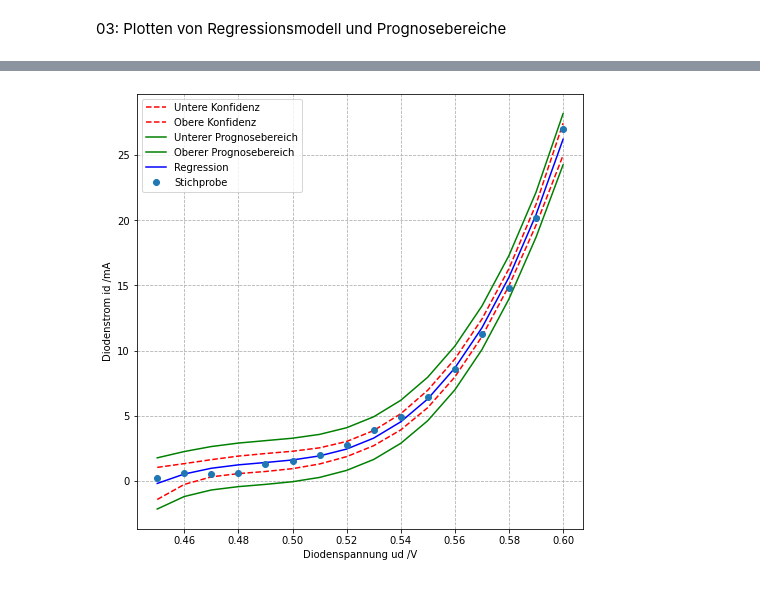
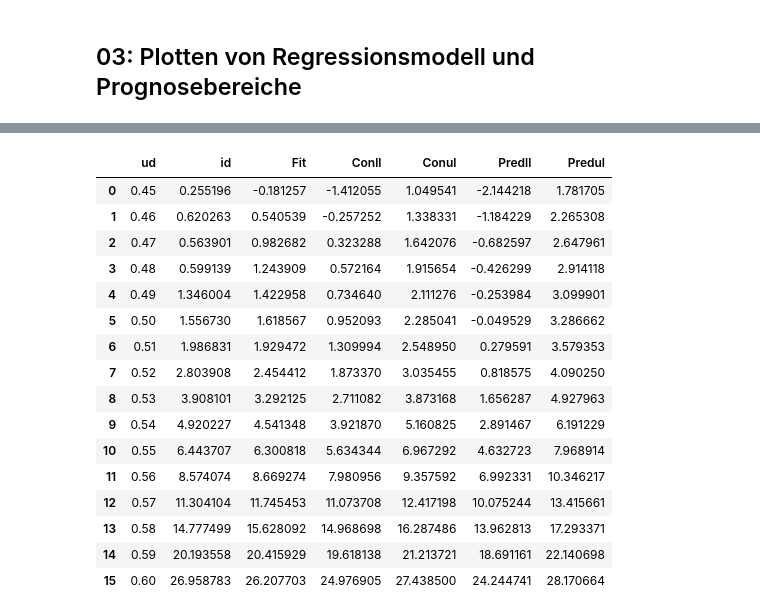
Before and after one commit to MightyMirko/dfss-lib, a Jupyter notebook: 16_Lineare_Regression.ipynb, the cells around one changed output, grey strips where cells are left out. Saved outputs shown, nothing was run; the diff lists cells and outputs as text; code cells hidden in the pictures.

```diff
--- a/16_Lineare_Regression.ipynb
+++ b/16_Lineare_Regression.ipynb
@@ -96,13 +139,8 @@ Notes:
 [2] The condition number is large, 3.19e+04. This might indicate that there are
 strong multicollinearity or other numerical problems.
 # %% [markdown]
-03: Plotten von Regressionsmodell und Prognosebereiche
+## 03: Plotten von Regressionsmodell und Prognosebereiche
 # %%
-"""Matlab file laden"""
-mat = scipy.io.whosmat('Diodenstrom.mat') #whosmat gibt eine Liste mit Variablen aus
-
-ud = np.ravel(scipy.io.loadmat('Diodenstrom.mat')['ud'].T)
-id = np.ravel(scipy.io.loadmat('Diodenstrom.mat')['id'].T)
 
 """Dataframe erstellen"""
 df_a = pd.DataFrame(ud, columns = ['ud'])
@@ -119,23 +157,11 @@ st_a, data_a, ss2_a = summary_table(model_a, alpha)
 
 #erweitern des Datenframes um Prognosebereiche etc.
 df_a['Fit'] = data_a[:,2]
-df_a['Conll'] = data_a[:,4].T  #Conficence lower-limmit
+df_a['Conll'] = data_a[:,4].T  #Conficence lower-limit
 df_a['Conul'] = data_a[:,5].T  #Confidence upper-limit
 df_a['Predll'] = data_a[:,6].T #Prediction lower-limit
 df_a['Predul'] = data_a[:,7].T #Prediction upper-limit
-
-plt.figure(figsize=(8,8))
-plt.plot(df_a['ud'],df_a['Conll'],'r--')
-plt.plot(df_a['ud'],df_a['Conul'],'r--')
-plt.plot(df_a['ud'],df_a['Predll'],'g')
-plt.plot(df_a['ud'],df_a['Predul'],'g')
-plt.plot(df_a['ud'],df_a['Fit'],'b')
-plt.plot(df_a['ud'],df_a['id'], 'o')
-plt.xlabel("Diodenspannung ud /V")
-plt.ylabel("Diodenstrom id /mA")
-plt.title("")
-plt.legend(['Untere Konfidenz', 'Obere Konfidenz', 'Unterer Prognosebereich', 'Oberer Prognosebereich','Regression', 'Stichprobe'])
-plt.grid(True, which= 'both', axis='both', linestyle='--')
+df_a
 # %% [output]
                             OLS Regression Results
 ==============================================================================
@@ -147,11 +173,27 @@ Time:                        16:56:23   Log-Likelihood:                -9.3311
 No. Observations:                  16   AIC:                             26.66
 Df Residuals:                      12   BIC:                             29.75
 Df Model:                           3
 Covariance Type:            nonrobust
 ==============================================================================
 ... (13 lines left out)
 Notes:
 [1] Standard Errors assume that the covariance matrix of the errors is correctly specified.
 [2] The condition number is large, 3.19e+04. This might indicate that there are
 strong multicollinearity or other numerical problems.
-[figure, removed]
+|  | ud | id | Fit | Conll | Conul | Predll | Predul |
+| 0 | 0.45 | 0.255196 | -0.181257 | -1.412055 | 1.049541 | -2.144218 | 1.781705 |
+| 1 | 0.46 | 0.620263 | 0.540539 | -0.257252 | 1.338331 | -1.184229 | 2.265308 |
+| 2 | 0.47 | 0.563901 | 0.982682 | 0.323288 | 1.642076 | -0.682597 | 2.647961 |
+| 3 | 0.48 | 0.599139 | 1.243909 | 0.572164 | 1.915654 | -0.426299 | 2.914118 |
+| 4 | 0.49 | 1.346004 | 1.422958 | 0.734640 | 2.111276 | -0.253984 | 3.099901 |
+| 5 | 0.50 | 1.556730 | 1.618567 | 0.952093 | 2.285041 | -0.049529 | 3.286662 |
+| 6 | 0.51 | 1.986831 | 1.929472 | 1.309994 | 2.548950 | 0.279591 | 3.579353 |
+| 7 | 0.52 | 2.803908 | 2.454412 | 1.873370 | 3.035455 | 0.818575 | 4.090250 |
+| 8 | 0.53 | 3.908101 | 3.292125 | 2.711082 | 3.873168 | 1.656287 | 4.927963 |
+| 9 | 0.54 | 4.920227 | 4.541348 | 3.921870 | 5.160825 | 2.891467 | 6.191229 |
+| 10 | 0.55 | 6.443707 | 6.300818 | 5.634344 | 6.967292 | 4.632723 | 7.968914 |
+| 11 | 0.56 | 8.574074 | 8.669274 | 7.980956 | 9.357592 | 6.992331 | 10.346217 |
+| 12 | 0.57 | 11.304104 | 11.745453 | 11.073708 | 12.417198 | 10.075244 | 13.415661 |
+| 13 | 0.58 | 14.777499 | 15.628092 | 14.968698 | 16.287486 | 13.962813 | 17.293371 |
+| 14 | 0.59 | 20.193558 | 20.415929 | 19.618138 | 21.213721 | 18.691161 | 22.140698 |
+| 15 | 0.60 | 26.958783 | 26.207703 | 24.976905 | 27.438500 | 24.244741 | 28.170664 |
```
Also changed, not shown: parts of 12 cells of this notebook, 1 other file.
